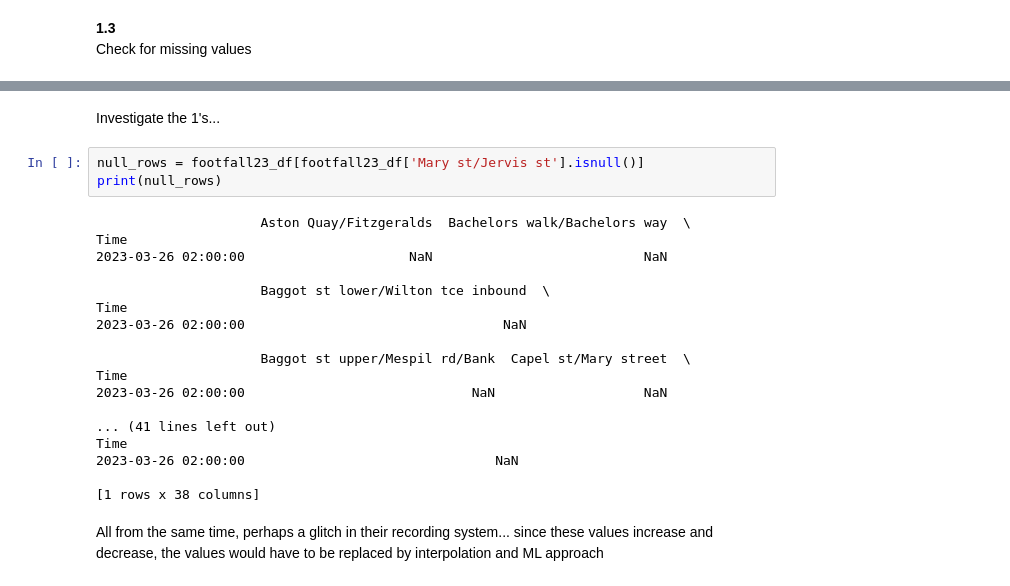
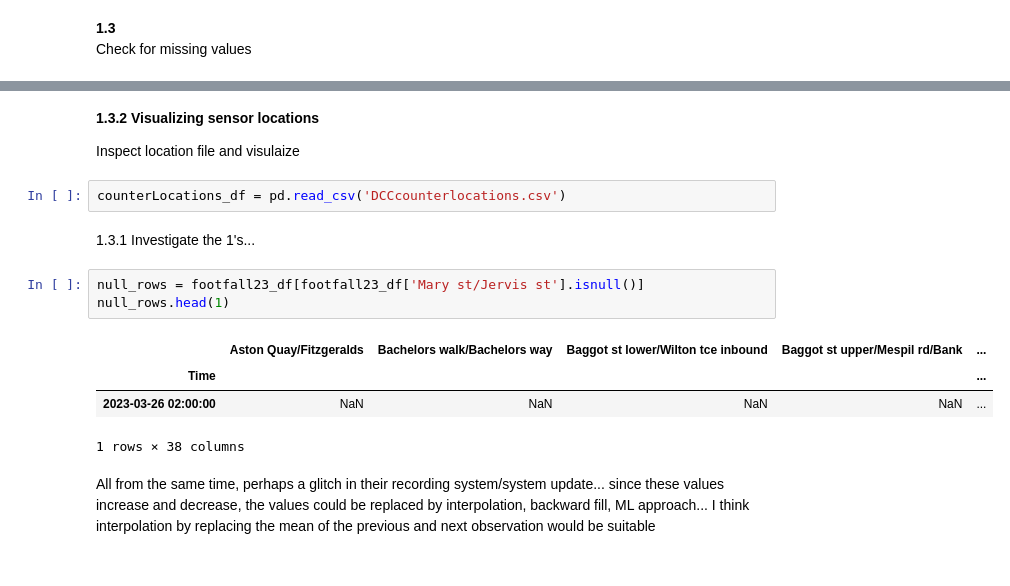
Before and after one commit to CCT-Dublin/ca1-sbs24004, a Jupyter notebook: Tourism.ipynb, the cells around one changed output, grey strips where cells are left out. Cells and saved outputs as stored; diff of their text form.

```diff
--- a/Tourism.ipynb
+++ b/Tourism.ipynb
@@ -238,25 +331,19 @@ dtype: int64
+# %% [markdown]
+**1.3.2 Visualizing sensor locations**
+
+Inspect location file and visulaize
+# %%
+counterLocations_df = pd.read_csv('DCCcounterlocations.csv')
 # %% [markdown]
+1.3.1
 Investigate the 1's...
 # %%
 null_rows = footfall23_df[footfall23_df['Mary st/Jervis st'].isnull()]
-print(null_rows)
+null_rows.head(1)
 # %% [output]
+|  | Aston Quay/Fitzgeralds | Bachelors walk/Bachelors way | Baggot st lower/Wilton tce inbound | Baggot st upper/Mespil rd/Bank | ... |
+| Time |  |  |  |  | ... |
+| 2023-03-26 02:00:00 | NaN | NaN | NaN | NaN | ... |
-                     Aston Quay/Fitzgeralds  Bachelors walk/Bachelors way  \
-Time
-2023-03-26 02:00:00                     NaN                           NaN
-
-                     Baggot st lower/Wilton tce inbound  \
-Time
-2023-03-26 02:00:00                                 NaN
-
-                     Baggot st upper/Mespil rd/Bank  Capel st/Mary street  \
-Time
-2023-03-26 02:00:00                             NaN                   NaN
-
-... (41 lines left out)
-Time
-2023-03-26 02:00:00                                NaN
-
-[1 rows x 38 columns]
+1 rows × 38 columns
 # %% [markdown]
-All from the same time, perhaps a glitch in their recording system... since these values increase and decrease, the values would have to be replaced by interpolation and ML approach
+All from the same time, perhaps a glitch in their recording system/system update... since these values increase and decrease, the values could be replaced by interpolation, backward fill, ML approach... I think interpolation by replacing the mean of the previous and next observation would be suitable
```
Also changed, not shown: parts of 12 cells of this notebook, 2 other files.
